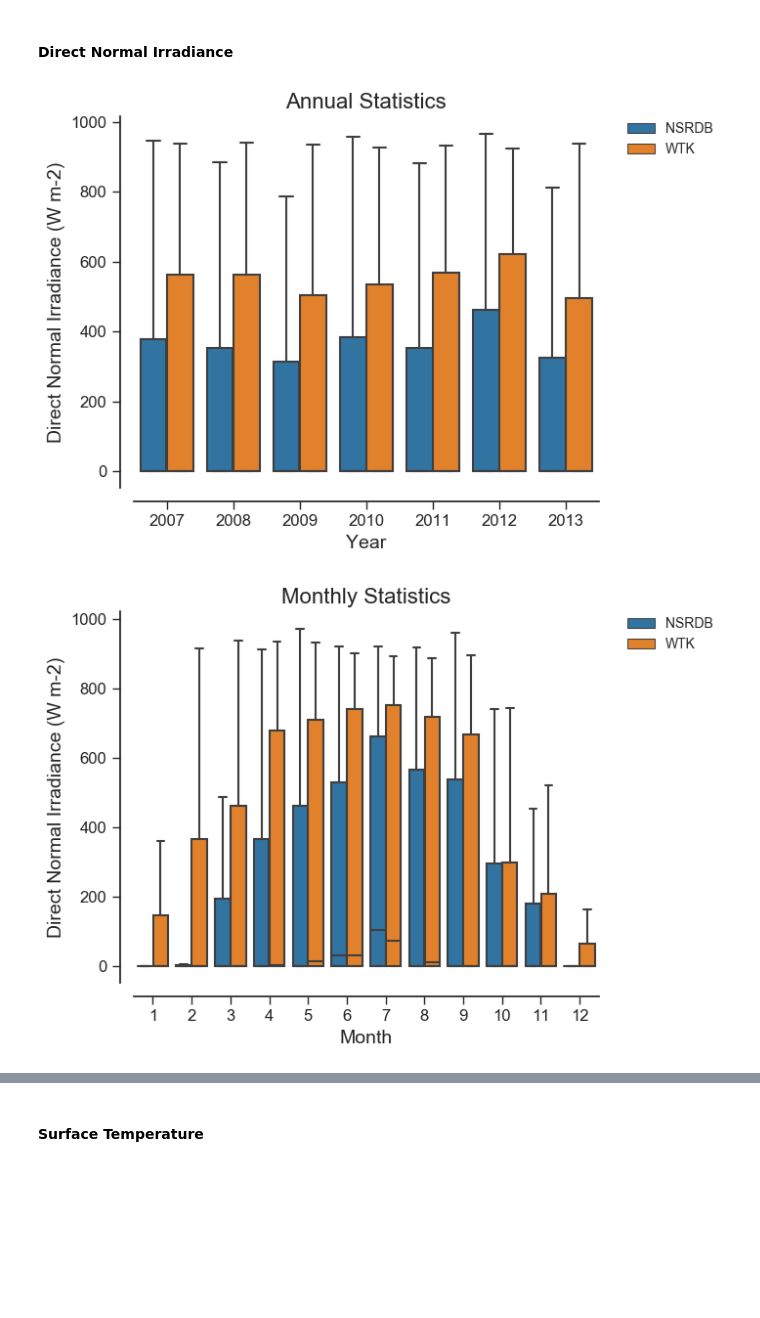
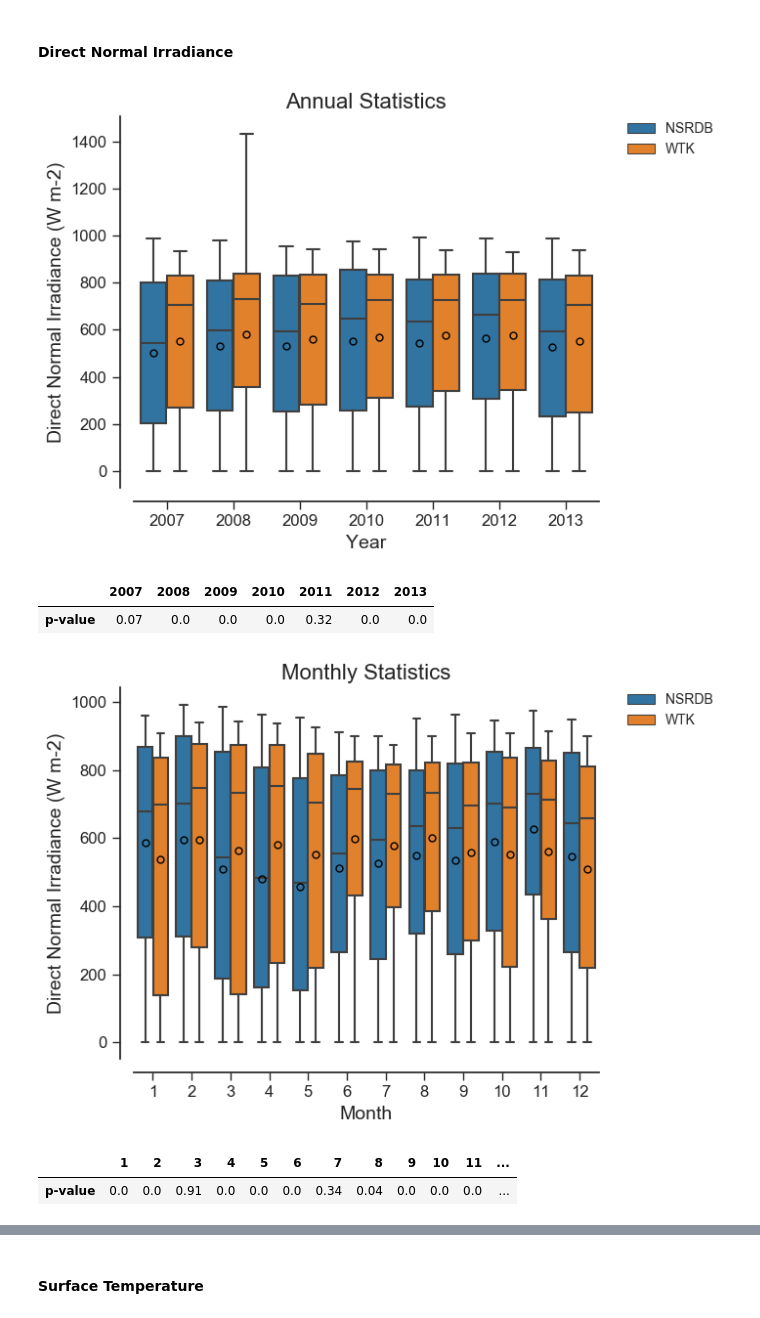
Before and after one commit to NREL/hsds-examples, a Jupyter notebook: notebooks/03_validation.ipynb, the cells around one changed output, grey strips where cells are left out. Saved outputs shown, nothing was run; the diff lists cells and outputs as text; code cells hidden in the pictures; blank space fills up the shorter version.

Commit message:
non-daylight hours removed from irradiance GHI added P-values added

```diff
--- a/notebooks/03_validation.ipynb
+++ b/notebooks/03_validation.ipynb
@@ -74,7 +80,7 @@ def indicesForCoord(f, lat_index, lon_index):
 Several sites were randomly selected from the NSRDB
 Sites were chosen from different states with in the continental United States
 # %%
-nsrdb =  h5py.File('nsrdb_samples.h5', 'r')
+nsrdb =  h5py.File('nsrdb_samples_v2.h5', 'r')
 list(nsrdb)
 # %% [output]
 ['meta',
@@ -95,7 +101,8 @@ nsrdb_sites
 # %% [markdown]
 Hourly irradiance, temperature, and wind speed was extracted for 2007-2013
 # %%
-site_id = 683838
+index = 2
+site_id = nsrdb_sites.loc[index, 'gid']
 site_pos = nsrdb_sites['gid'] == site_id
 site_lat_lon = nsrdb_sites.loc[site_pos, ['latitude', 'longitude']].values[0]
 site_tz = nsrdb_sites.loc[site_pos, 'timezone'].item()
@@ -134,7 +141,7 @@ Extract the same variables present in NSRDB
 # %%
 dt = pd.to_datetime(wtk['datetime'][:].astype(str))
 wtk_ds = OrderedDict()
-for var in ['DIF', 'DNI', 'temperature_2m', 'windspeed_10m']:
+for var in ['DIF', 'DNI', 'GHI', 'temperature_2m', 'windspeed_10m']:
     wtk_ds[var] = wtk[var][:, wtk_ij[0], wtk_ij[1]]
 
 wtk_ds = pd.DataFrame(wtk_ds, index=dt)
@@ -166,0 +192,13 @@ comp_ds['hour'] = (comp_ds.index + pd.to_timedelta('{:}h'.format(site_tz))).hour
+# %%
+# Daylight hours have a zenith angle <= 89 degrees
+daylight = nsrdb_comp['zenith_angle'] <= 89
+cols = ['DNI', 'GHI', 'DHI', 'dataset']
+solar_comp = pd.concat([nsrdb_comp.loc[daylight, cols], wtk_comp.loc[daylight, cols]])
+# Extract year, month and hour
+solar_comp['year'] = solar_comp.index.year
+solar_comp['month'] = solar_comp.index.month
+
+# Shift hour to local time
+solar_comp['hour'] = (solar_comp.index + pd.to_timedelta('{:}h'.format(site_tz))).hour
+
+solar_comp.head()
@@ -232,8 +406,8 @@ label = 'Direct Normal Irradiance (W m-2)'
 fig = plt.figure(figsize=(6,5), dpi=100)
 axis = fig.add_subplot(111)
 axis.set_title('Annual Statistics', fontsize=16)
-sns.boxplot(x='year', y=variable, hue='dataset', data=comp_ds,
-            showfliers=False, ax=axis)
+sns.boxplot(x='year', y=variable, hue='dataset', data=solar_comp,
+            showfliers=False, ax=axis, showmeans=True, meanprops=meanprops)
 sns.despine(offset=10, trim=False)
 axis.set_xlabel('Year', fontsize=14)
 axis.set_ylabel(label, fontsize=14)
@@ -245,39 +419,70 @@ plt.legend(bbox_to_anchor=(1.05, 1), loc=2, borderaxespad=0.)
 plt.show()
 plt.close()
 
+p_vals = pd.DataFrame()
+groups = solar_comp.groupby('year')
+for group, df in groups:
+    nsrdb = df.loc[df['dataset'] == 'NSRDB', variable].values
+    wtk = df.loc[df['dataset'] == 'WTK', variable].values
+    p_vals.loc['p-value', group] = wilcoxon(nsrdb, wtk)[1]
+
+display(p_vals.round(2))
+
 
 fig = plt.figure(figsize=(6,5), dpi=100)
 axis = fig.add_subplot(111)
 axis.set_title('Monthly Statistics', fontsize=16)
-sns.boxplot(x='month', y=variable, hue='dataset', data=comp_ds,
-            showfliers=False, ax=axis)
+sns.boxplot(x='month', y=variable, hue='dataset', data=solar_comp,
+            showfliers=False, ax=axis, showmeans=True, meanprops=meanprops)
 sns.despine(offset=10, trim=False)
 axis.set_xlabel('Month', fontsize=14)
 axis.set_ylabel(label, fontsize=14)
 
 axis.tick_params(axis='x', labelsize=12, width=1, length=6)
 axis.tick_params(axis='y', labelsize=12, width=1, length=6)
 fig.tight_layout()
 plt.legend(bbox_to_anchor=(1.05, 1), loc=2, borderaxespad=0.)
 plt.show()
 plt.close()
 
+p_vals = pd.DataFrame()
+groups = solar_comp.groupby('month')
+for group, df in groups:
+    nsrdb = df.loc[df['dataset'] == 'NSRDB', variable].values
+    wtk = df.loc[df['dataset'] == 'WTK', variable].values
+    p_vals.loc['p-value', group] = wilcoxon(nsrdb, wtk)[1]
+
+display(p_vals.round(2))
+
 
 fig = plt.figure(figsize=(6,5), dpi=100)
 axis = fig.add_subplot(111)
 axis.set_title('Diurnal Statistics', fontsize=16)
-sns.boxplot(x='hour', y=variable, hue='dataset', data=comp_ds,
-           showfliers=False, ax=axis)
+sns.boxplot(x='hour', y=variable, hue='dataset', data=solar_comp,
+           showfliers=False, ax=axis, showmeans=True, meanprops=meanprops)
 sns.despine(offset=10, trim=False)
 axis.set_xlabel('Hour', fontsize=14)
 axis.set_ylabel(label, fontsize=14)
 
 axis.tick_params(axis='x', labelsize=12, width=1, length=6)
 axis.tick_params(axis='y', labelsize=12, width=1, length=6)
 fig.tight_layout()
 plt.legend(bbox_to_anchor=(1.05, 1), loc=2, borderaxespad=0.)
 plt.show()
 plt.close()
+
+p_vals = pd.DataFrame()
+groups = solar_comp.groupby('hour')
+for group, df in groups:
+    nsrdb = df.loc[df['dataset'] == 'NSRDB', variable].values
+    wtk = df.loc[df['dataset'] == 'WTK', variable].values
+    p_vals.loc['p-value', group] = wilcoxon(nsrdb, wtk)[1]
+
+display(p_vals.round(2))
 # %% [output]
-[figure, old version]
+[figure, new version]
+|  | 2007 | 2008 | 2009 | 2010 | 2011 | 2012 | 2013 |
+| p-value | 0.07 | 0.0 | 0.0 | 0.0 | 0.32 | 0.0 | 0.0 |
-[figure, old version]
+[figure, new version]
+|  | 1 | 2 | 3 | 4 | 5 | 6 | 7 | 8 | 9 | 10 | 11 | ... |
+| p-value | 0.0 | 0.0 | 0.91 | 0.0 | 0.0 | 0.0 | 0.34 | 0.04 | 0.0 | 0.0 | 0.0 | ... |
```
Also changed, not shown: parts of 30 cells of this notebook.
